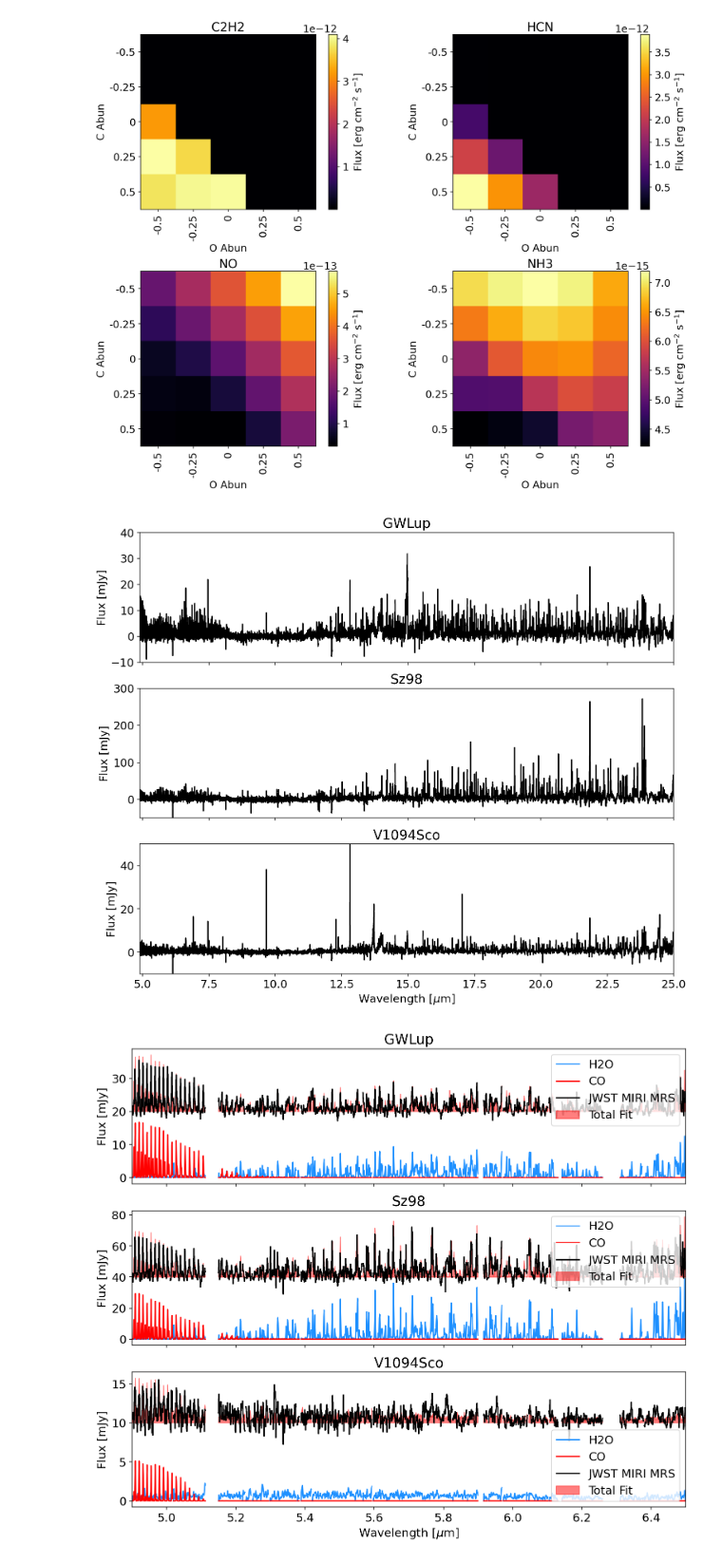
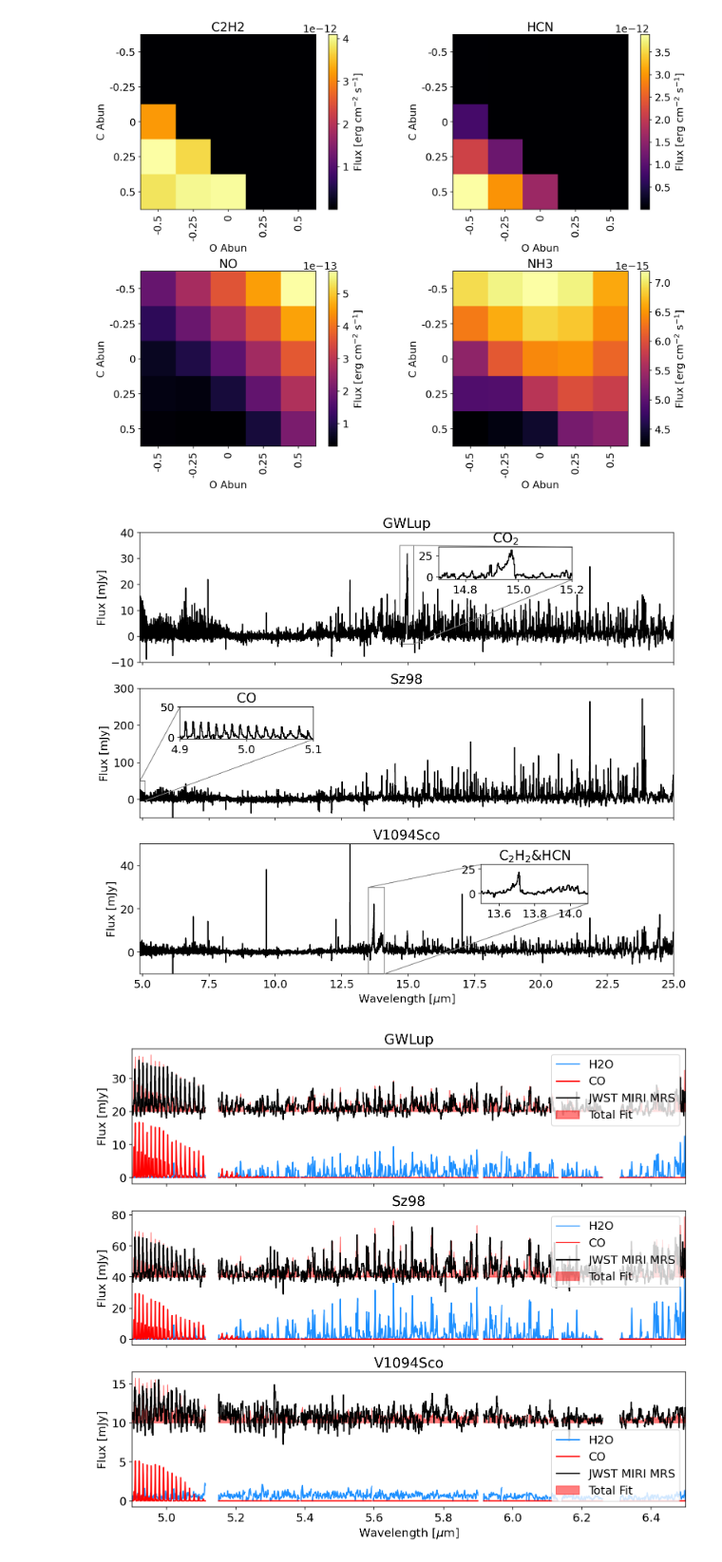
Before and after one commit to nielsklerk/BRP, a Jupyter notebook: AllFigures.ipynb, the cells around one changed output. Shown at 95% size. Cells and saved outputs as stored; diff of their text form; code cells hidden in the pictures.

Commit message:
Added insets

```diff
--- a/AllFigures.ipynb
+++ b/AllFigures.ipynb
@@ -659,28 +659,72 @@ plt.show()
 # %% [output]
 [figure]
 # %%
+from mpl_toolkits.axes_grid1.inset_locator import inset_axes, mark_inset
+
 ylims = [(-10, 40), (-50, 300), (-10, 50)]
 fig, axs = plt.subplots(3,1, figsize=(12, 10), sharex=True)
 for i, Source in enumerate(['GWLup', 'Sz98', 'V1094Sco']):
     file = f'FullSpectrum_CS_{Source}.p'
     data = pickle.load(open(file, 'rb'))
     wavelength = data['Wavelength']
     flux_cont_sub = data['CSFlux']
 
 
     clip_min, clip_max = 4.9, 25
 
     clip_cnd = (wavelength >= clip_min) & (wavelength <= clip_max)
     axs[i].step(wavelength[clip_cnd], flux_cont_sub[clip_cnd]*1000, color='black')
     axs[i].set_ylabel('Flux [mJy]')
     axs[i].set_xlim(clip_min, clip_max)
     axs[i].set_title(Source)
     axs[i].set_ylim(ylims[i])
+    if i == 0 :
+        axins = inset_axes(axs[i], width="25%", height="25%", bbox_to_anchor=(-0.18, -0.07, 1, 1),  # left, bottom, width, height (all relative to ax)
+    bbox_transform=axs[i].transAxes,
+    loc='upper right')
+        axins.step(wavelength[clip_cnd], flux_cont_sub[clip_cnd]*1000, c='black')
+        axins.set_xlim(14.7, 15.2)
+        axins.set_ylim(-3, 35)
+        axins.set_title(r'CO$_2$')
+
+        # Connect the inset with the main plot
+        mark_inset(axs[i], axins, loc1=1, loc2=4, fc="none", ec="0.5")
+    #     axins = inset_axes(axs[i], width="25%", height="25%", bbox_to_anchor=(-0.2, -0.09, 1, 1),  # left, bottom, width, height (all relative to ax)
+    # bbox_transform=axs[i].transAxes,
+    # loc='upper center')
+    #     axins.step(wavelength[clip_cnd], flux_cont_sub[clip_cnd]*1000, c='black')
+    #     axins.set_xlim(6.5, 6.8)
+    #     axins.set_ylim(-3, 35)
+    #     axins.set_title(r'H$_2$O')
+    #
+    #     # Connect the inset with the main plot
+    #     mark_inset(axs[i], axins, loc1=1, loc2=4, fc="none", ec="0.5")
+    if i == 1 :
+        axins = inset_axes(axs[i], width="25%", height="25%", bbox_to_anchor=(-0.3, -0.1, 1, 1),  # left, bottom, width, height (all relative to ax)
+    bbox_transform=axs[i].transAxes,
+    loc='upper center')
+        axins.step(wavelength[clip_cnd], flux_cont_sub[clip_cnd]*1000, c='black')
+        axins.set_xlim(4.9, 5.1)
+        axins.set_ylim(-3, 50)
+        axins.set_title(r'CO')
+
+        # Connect the inset with the main plot
+        mark_inset(axs[i], axins, loc1=2, loc2=4, fc="none", ec="0.5")
+    if i == 2:
+        axins = inset_axes(axs[i], width="20%", height="30%", bbox_to_anchor=(-0.15, 0.5, 1, 1),  # left, bottom, width, height (all relative to ax)
+    bbox_transform=axs[i].transAxes,
+    loc='lower right')
+        axins.step(wavelength[clip_cnd], flux_cont_sub[clip_cnd]*1000, c='black')
+        axins.set_xlim(13.5, 14.1)
+        axins.set_ylim(-10, 30)
+        axins.set_title(r'C$_2$H$_2$&HCN')
+        # Connect the inset with the main plot
+        mark_inset(axs[i], axins, loc1=2, loc2=4, fc="none", ec="0.5")
 axs[-1].set_xlabel(r'Wavelength [$\mu$m]')
 fig.savefig(f'Figures/Measurements.pdf', bbox_inches='tight')
 plt.show()
 # %% [output]
-[figure, old version]
+[figure, new version]
 # %%
 plt.show()
 import math
```
Also changed, not shown: parts of 4 cells of this notebook, 16 other files.
